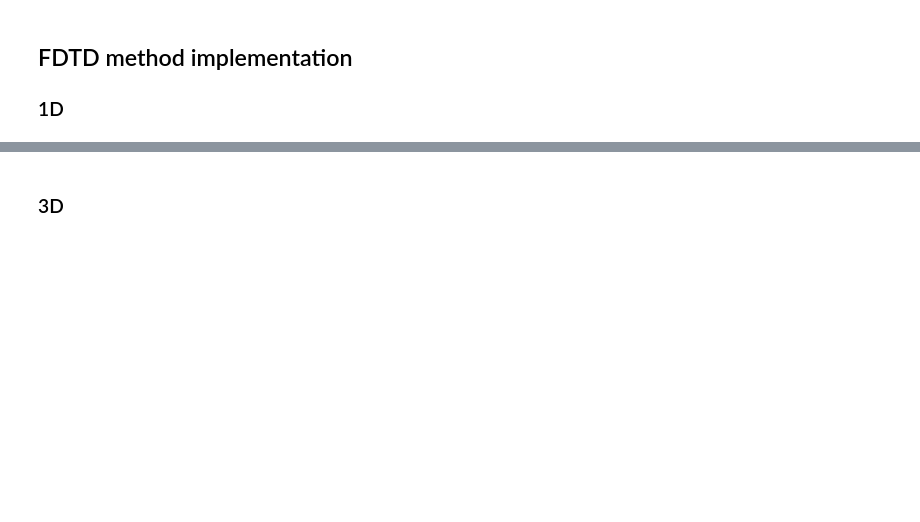
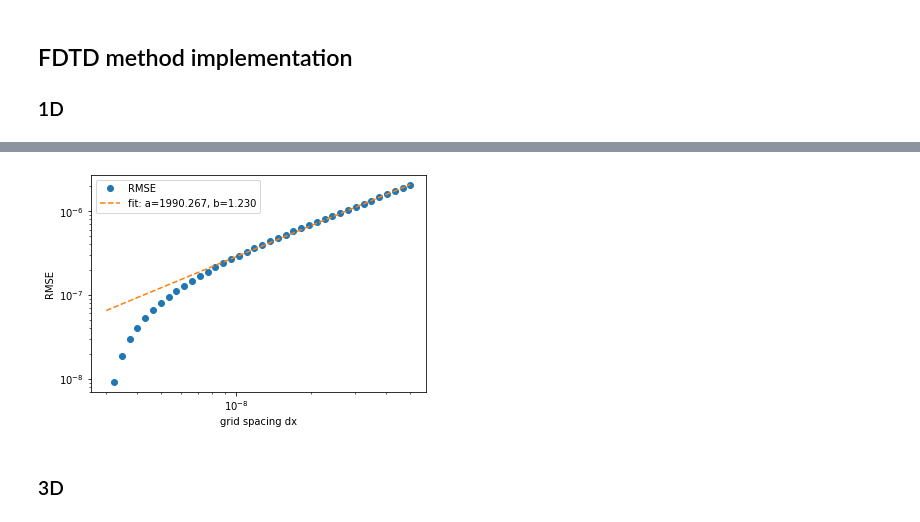
Before and after one commit to itsjmj/CoPhoAsmnt3, a Jupyter notebook: CPho_Assignment_3_FDTD.ipynb, the cells around one changed output, grey strips where cells are left out. Cells and saved outputs as stored; diff of their text form; code cells hidden in the pictures; blank space fills up the shorter version.

```diff
--- a/CPho_Assignment_3_FDTD.ipynb
+++ b/CPho_Assignment_3_FDTD.ipynb
@@ -217,0 +306,85 @@ def fdtd_1d(eps_rel, dx, time_span, source_frequency, source_position,
+# %%
+def f(x, a, b):
+    return a * x**b
+
+dxx = np.logspace(np.log10(3e-9), np.log10(50e-9), 40)
+
+# dx interpolation
+
+# field at last time step taken for every dx and interpolated to grid
+# that corresponds to the lowest dx - reference
+# RMSE is calculated with lowest dx as a reference
+
+# grid = np.linspace(-x_span/2, x_span/2, int(round(x_span/dxx[0])) + 1)
+# last_step = np.empty((len(dxx), int(round(x_span/dxx[0])) + 1))
+# rmse = []
+# i = 0
+
+# for item in dxx:
+#       x = np.linspace(-x_span/2, x_span/2, int(round(x_span/item)) + 1)
+#       eps_rel = np.empty(int(round(x_span/item)) + 1)
+#       eps_rel[x < x_interface] = n1**2
+#       eps_rel[x >= x_interface] = n2**2
+#       Ez, Hy, x, t = fdtd_1d(eps_rel, item, time_span, source_frequency, source_position, source_pulse_length)
+#       if (item > dxx[0]):
+#           v_out_int = griddata(x, abs(Ez[-1, :]), grid, method='nearest')
+#           last_step[i, :] = abs(v_out_int)
+#       else:
+#           last_step[i, :] = abs(Ez[-1, :])
+#       rmse = np.append(rmse, np.sqrt(sum((last_step[i, :] - last_step[0, :])**2)/(int(round(x_span/dxx[0])) + 1)))
+#       i+=1
+
+# popt, pcov = curve_fit(f, dxx, rmse)
+
+
+# fig = plt.figure()
+# plt.plot(dxx, rmse, 'o', label = 'RMSE')
+# plt.plot(dxx, f(dxx, *popt), '--', label = 'fit: a=%5.3f, b=%5.3f' % tuple(popt))
+# plt.xscale('log')
+# plt.yscale('log')
+# plt.xlabel('grid spacing dx')
+# plt.ylabel('RMSE')
+# plt.legend()
+
+
+# dt interpolation
+
+# same parameters as for upper case
+# central point of field distribution for every time step taken
+# and interpolated in time with grid that corresponds to lowest dt
+# RMSE is calculated with lowest dt as a reference
+
+dtt = dxx[0] / (2 * c)
+grid = np.arange(0, time_span, dtt)
+mid_points = np.empty((len(grid), len(dxx)))
+rmse = []
+i = 0
+
+for item in dxx:
+      Nxx = int(round(x_span/item)) + 1
+      x = np.linspace(-x_span/2, x_span/2, int(round(x_span/item)) + 1)
+      eps_rel = np.empty(int(round(x_span/item)) + 1)
+      eps_rel[x < x_interface] = n1**2
+      eps_rel[x >= x_interface] = n2**2
+      Ez, Hy, x, t = fdtd_1d(eps_rel, item, time_span, source_frequency, source_position, source_pulse_length)
+      if (item > dxx[0]):
+          v_out_int = griddata(t, abs(Ez[:, Nxx // 2]), grid, method='nearest')
+          mid_points[:, i] = abs(v_out_int)
+      else:
+          mid_points[:, i] = abs(Ez[:, Nxx // 2])
+      rmse = np.append(rmse, np.sqrt(sum((mid_points[:, i] - mid_points[:, 0])**2)/(int(round(x_span/dxx[0])) + 1)))
+      i+=1
+
+
+popt, pcov = curve_fit(f, dxx, rmse)
+
+
+fig = plt.figure()
+plt.plot(dxx, rmse, 'o', label = 'RMSE')
+plt.plot(dxx, f(dxx, *popt), '--', label = 'fit: a=%5.3f, b=%5.3f' % tuple(popt))
+plt.xscale('log')
+plt.yscale('log')
+plt.xlabel('grid spacing dx')
+plt.ylabel('RMSE')
+plt.legend()
+# %% [output]
@@ -218,3 +392,4 @@ def fdtd_1d(eps_rel, dx, time_span, source_frequency, source_position,
+[figure, added]
 # %% [markdown]
 ### 3D
 # %%
```
Also changed, not shown: parts of 13 cells of this notebook.
